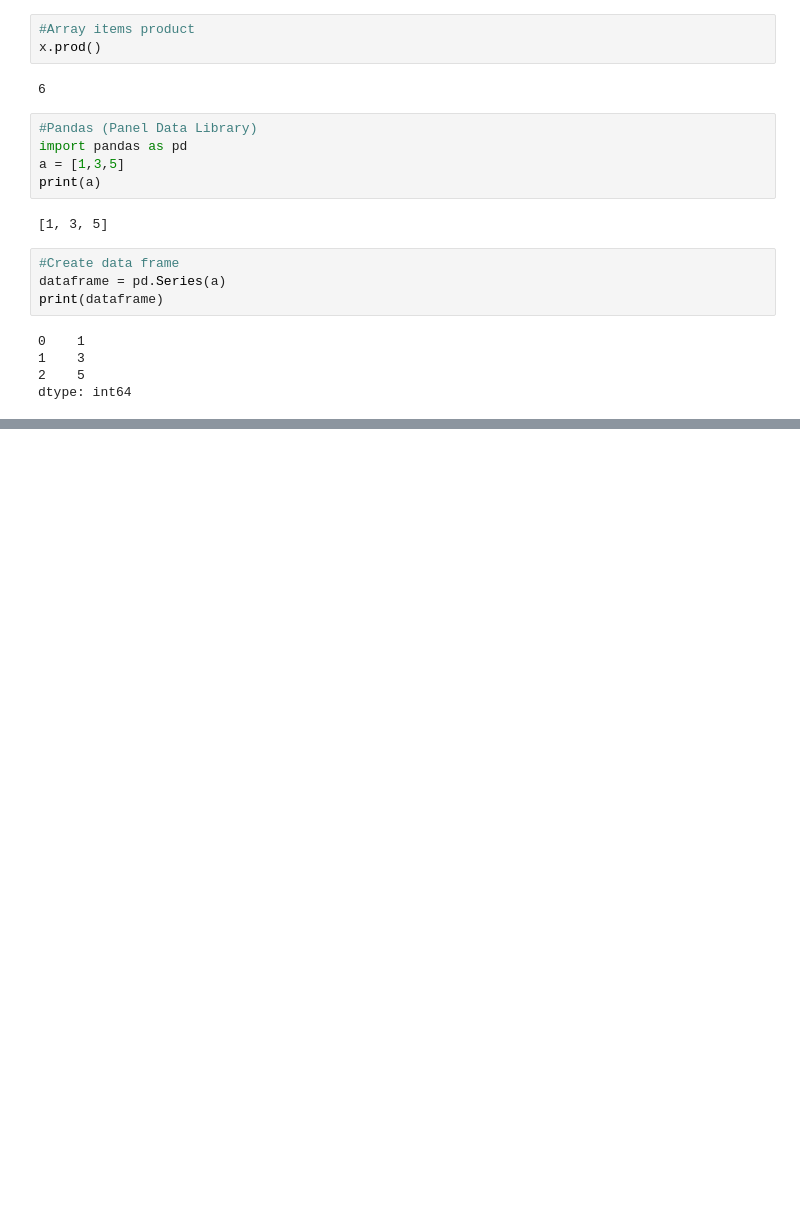
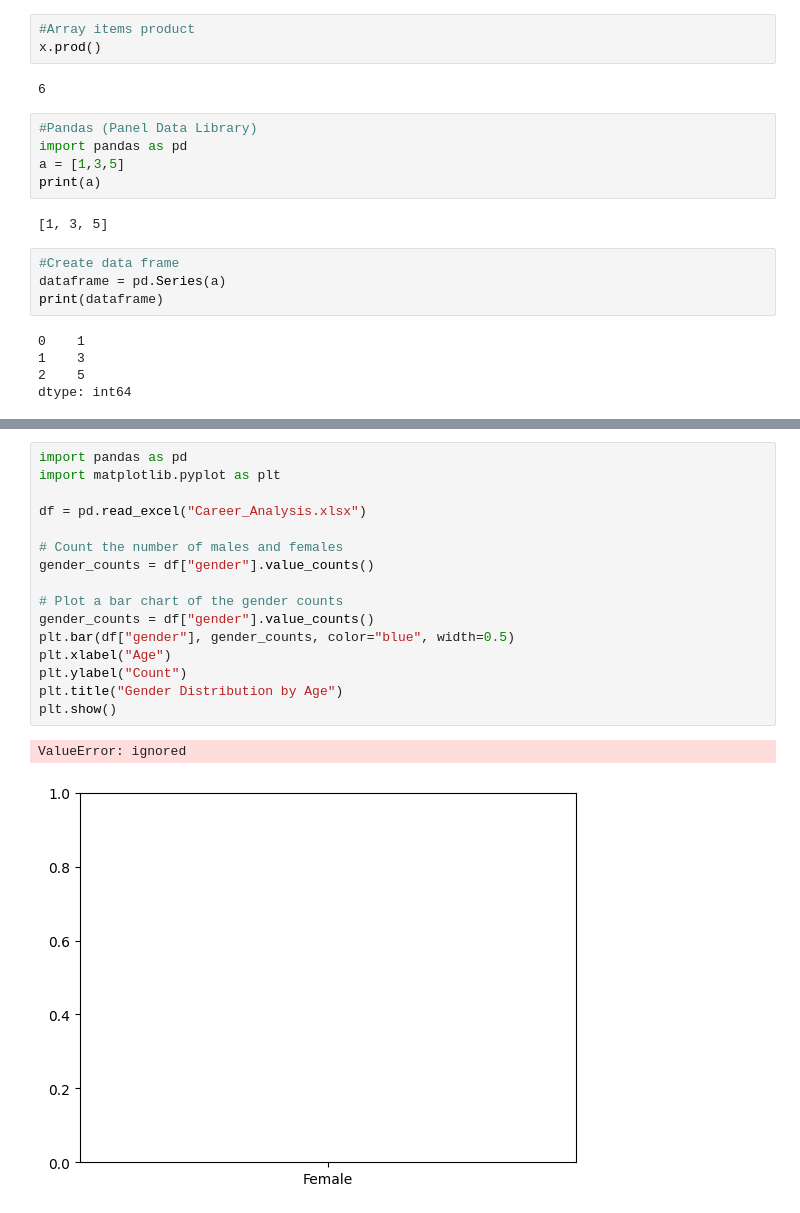
Before and after one commit to abelwalekhwa/AI_Modeling_MUK, a Jupyter notebook: Practice_Week2_12052023.ipynb, the cells around one changed output, grey strips where cells are left out. Drawn from its saved outputs; the diff is of its cells as text; blank space fills up the shorter version.

```diff
--- a/Practice_Week2_12052023.ipynb
+++ b/Practice_Week2_12052023.ipynb
@@ -105,0 +172,19 @@ AttributeError: ignored
+# %%
+import pandas as pd
+import matplotlib.pyplot as plt
+
+df = pd.read_excel("Career_Analysis.xlsx")
+
+# Count the number of males and females
+gender_counts = df["gender"].value_counts()
+
+# Plot a bar chart of the gender counts
+gender_counts = df["gender"].value_counts()
+plt.bar(df["gender"], gender_counts, color="blue", width=0.5)
+plt.xlabel("Age")
+plt.ylabel("Count")
+plt.title("Gender Distribution by Age")
+plt.show()
+# %% [output]
+ValueError: ignored
+[figure, added]
```
Also changed, not shown: parts of 6 cells of this notebook.
